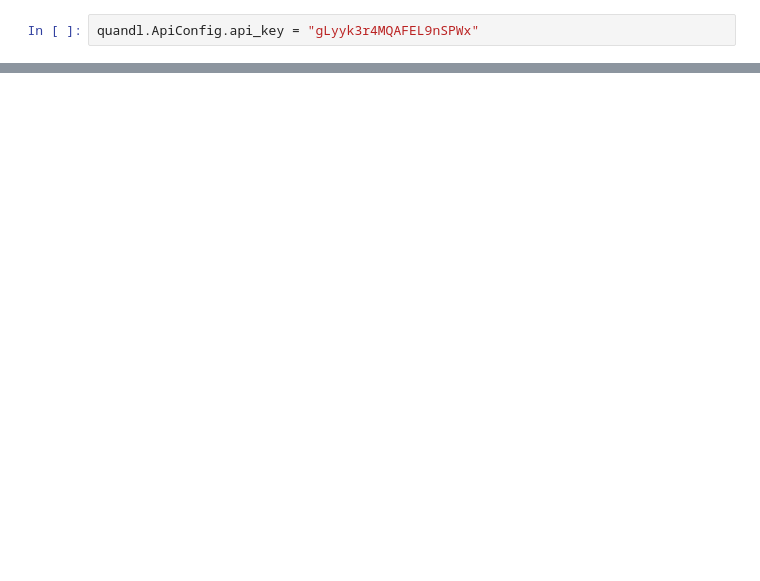
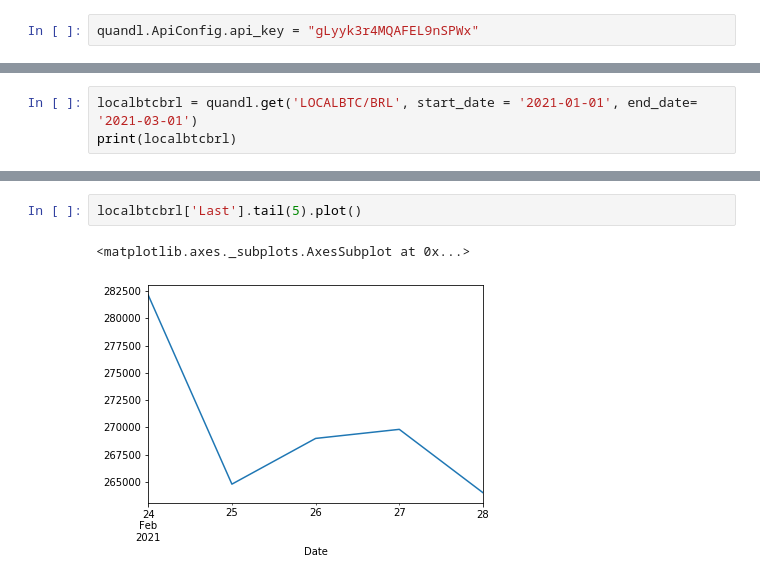
Before and after one commit to kioolz/Kioolz-World, a Jupyter notebook: Criptomoedas/CriptoAtivos - Quandl10.ipynb, the cells around one changed output, grey strips where cells are left out. Saved outputs shown, nothing was run; the diff lists cells and outputs as text; blank space fills up the shorter version.

```diff
--- a/Criptomoedas/CriptoAtivos - Quandl10.ipynb
+++ b/Criptomoedas/CriptoAtivos - Quandl10.ipynb
@@ -14,0 +10,3 @@ ipca.plot()
+# %%
+localbtcbrl = quandl.get('LOCALBTC/BRL', start_date = '2021-01-01', end_date= '2021-03-01')
+print(localbtcbrl)
@@ -14,0 +31,5 @@ ipca.plot()
+# %%
+localbtcbrl['Last'].tail(5).plot()
+# %% [output]
+<matplotlib.axes._subplots.AxesSubplot at 0x...>
+[figure, added]
```
Also changed, not shown: parts of 7 cells of this notebook.
